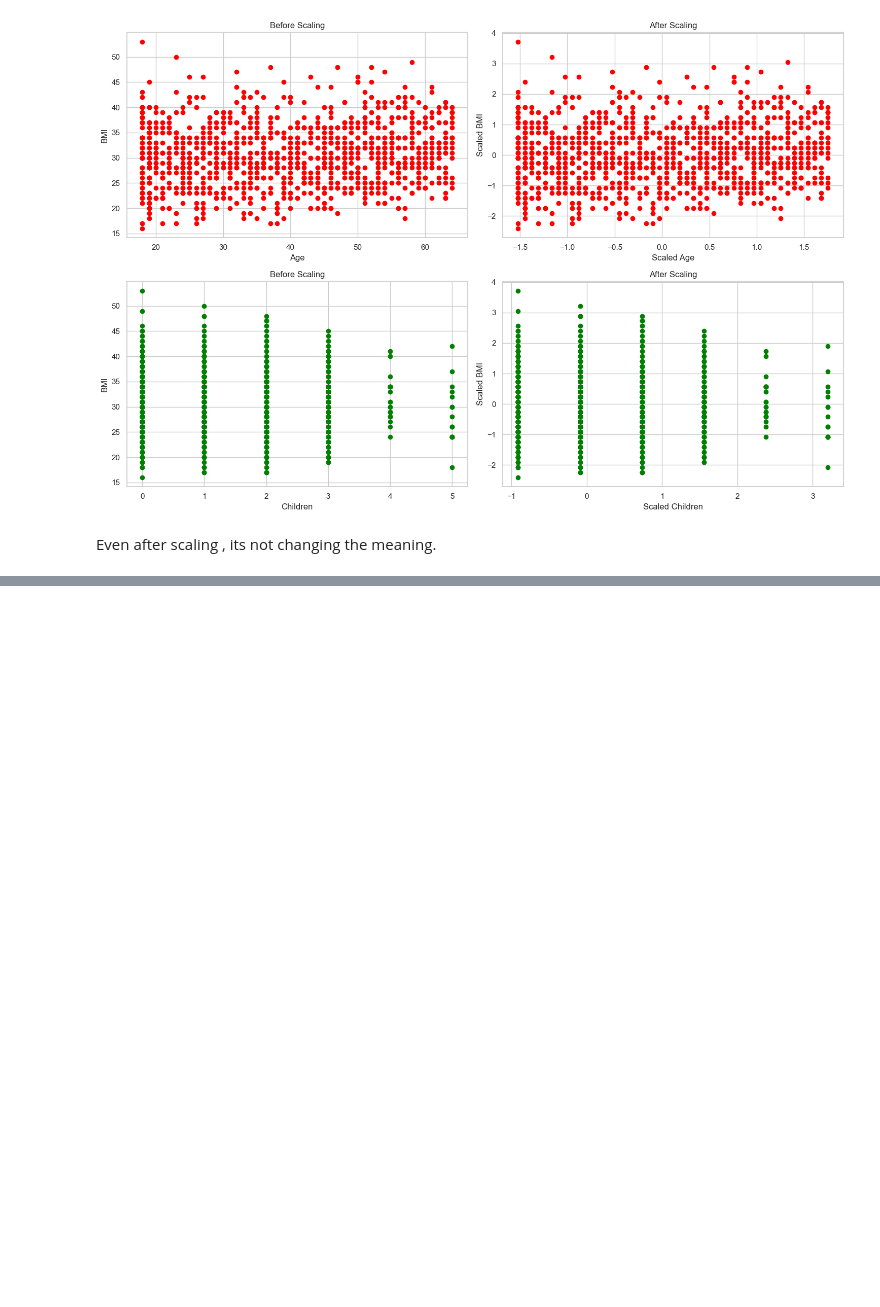
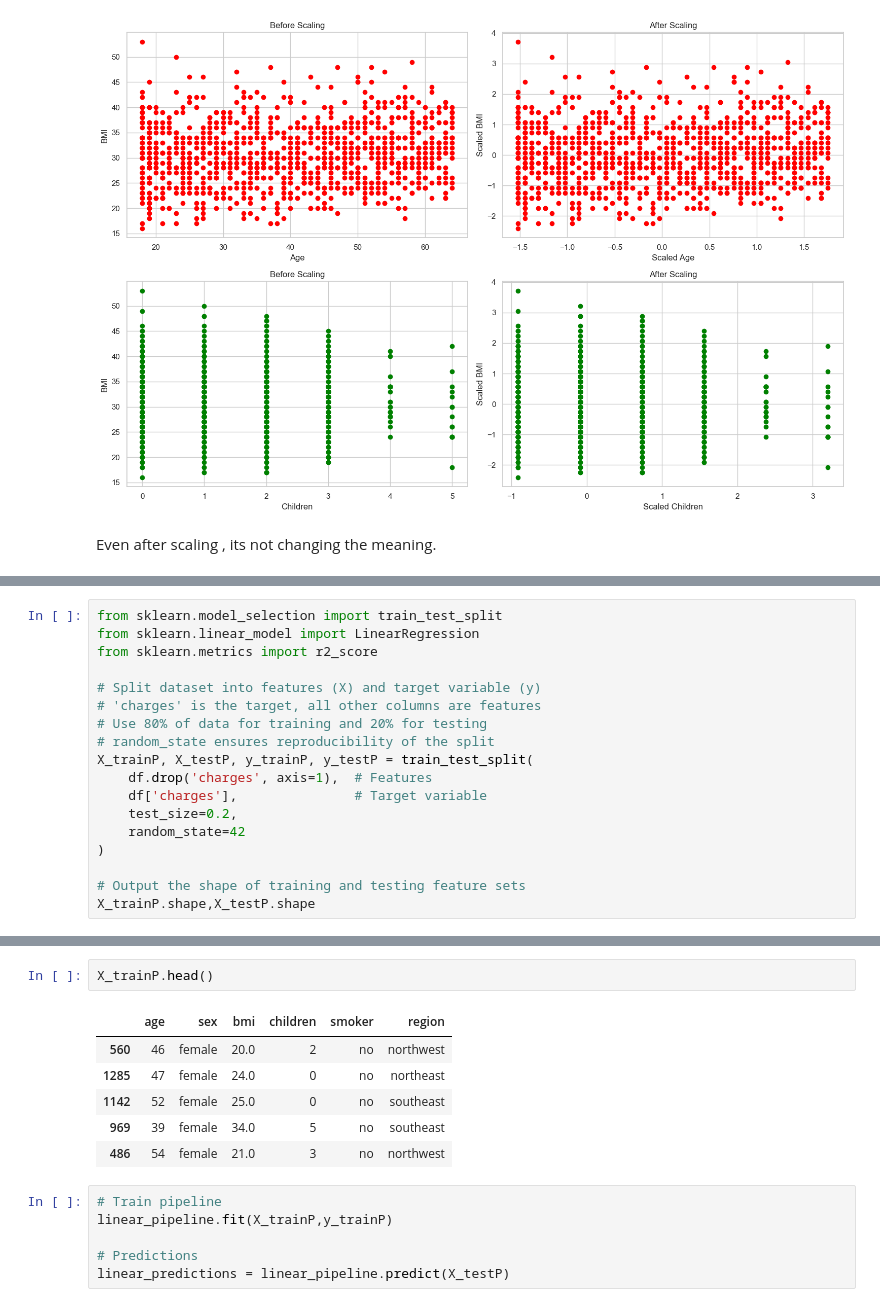
Before and after one commit to SoeRatch/applied-ml, a Jupyter notebook: regression/insurance_price_prediction/notebooks/insurance_price_prediction.ipynb, the cells around one changed output, grey strips where cells are left out. Drawn from its saved outputs; the diff is of its cells as text; blank space fills up the shorter version.

```diff
--- a/regression/insurance_price_prediction/notebooks/insurance_price_prediction.ipynb
+++ b/regression/insurance_price_prediction/notebooks/insurance_price_prediction.ipynb
@@ -355,0 +392,18 @@ Even after scaling , its not changing the meaning.
+# %%
+from sklearn.model_selection import train_test_split
+from sklearn.linear_model import LinearRegression
+from sklearn.metrics import r2_score
+
+# Split dataset into features (X) and target variable (y)
+# 'charges' is the target, all other columns are features
+# Use 80% of data for training and 20% for testing
+# random_state ensures reproducibility of the split
+X_trainP, X_testP, y_trainP, y_testP = train_test_split(
+    df.drop('charges', axis=1),  # Features
+    df['charges'],               # Target variable
+    test_size=0.2,
+    random_state=42
+)
+
+# Output the shape of training and testing feature sets
+X_trainP.shape,X_testP.shape
@@ -355,0 +435,15 @@ Even after scaling , its not changing the meaning.
+# %%
+X_trainP.head()
+# %% [output]
+|  | age | sex | bmi | children | smoker | region |
+| 560 | 46 | female | 20.0 | 2 | no | northwest |
+| 1285 | 47 | female | 24.0 | 0 | no | northeast |
+| 1142 | 52 | female | 25.0 | 0 | no | southeast |
+| 969 | 39 | female | 34.0 | 5 | no | southeast |
+| 486 | 54 | female | 21.0 | 3 | no | northwest |
+# %%
+# Train pipeline
+linear_pipeline.fit(X_trainP,y_trainP)
+
+# Predictions
+linear_predictions = linear_pipeline.predict(X_testP)
```
Also changed, not shown: parts of 19 cells of this notebook.
